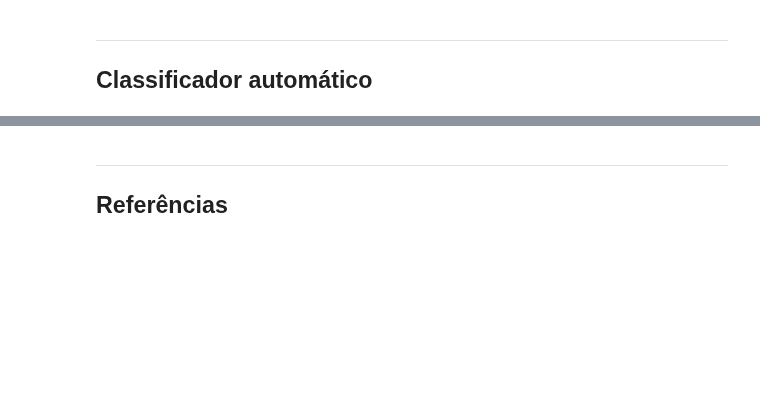
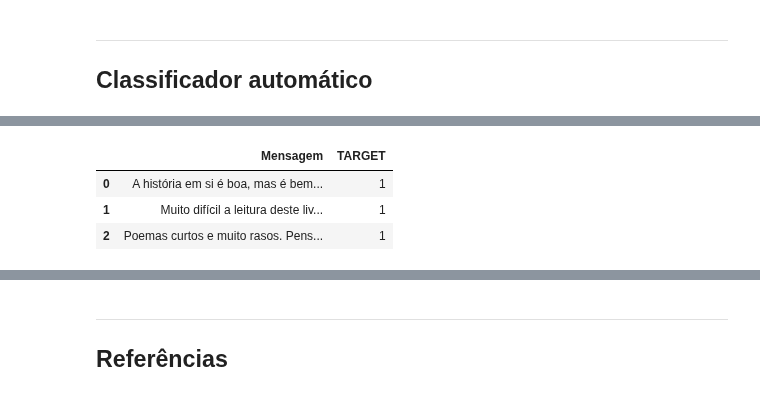
Before and after one commit to EnzoSilva14/Amazon_Review_Classifier, a Jupyter notebook: Projeto1 Template.ipynb, the cells around one changed output, grey strips where cells are left out. Saved outputs shown, nothing was run; the diff lists cells and outputs as text; code cells hidden in the pictures; blank space fills up the shorter version.

```diff
--- a/Projeto1 Template.ipynb
+++ b/Projeto1 Template.ipynb
@@ -74,3 +54,10 @@ train.head(3)
+# %%
+test.head(3)
+# %% [output]
+|  | Mensagem | TARGET |
+| 0 | A história em si é boa, mas é bem... | 1 |
+| 1 | Muito difícil a leitura deste liv... | 1 |
+| 2 | Poemas curtos e muito rasos. Pens... | 1 |
 # %%
 train.TARGET.value_counts().sort_index()
 # %% [output]
```
Also changed, not shown: parts of 62 cells of this notebook.
